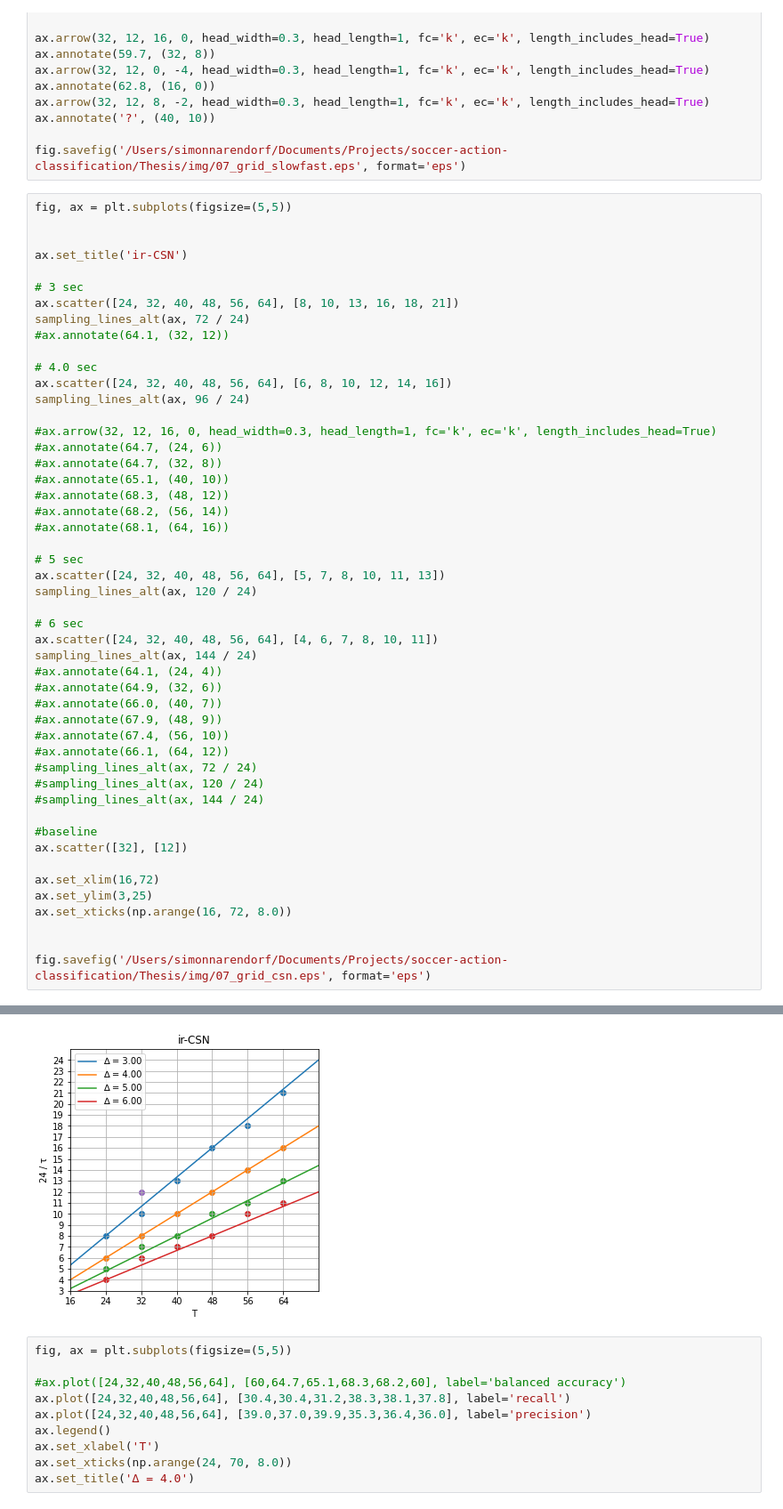
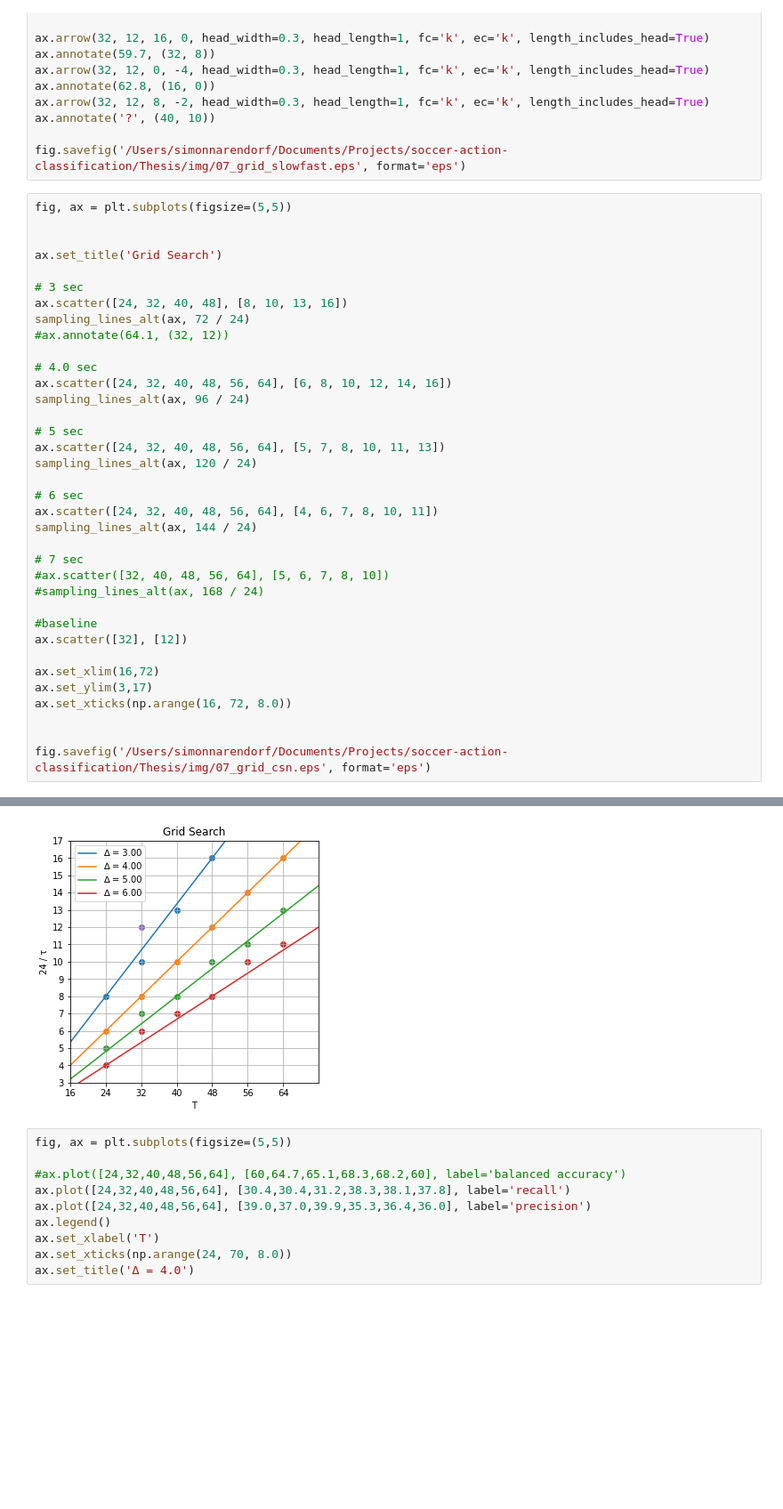
Before and after one commit to simnado/Socc-HAR-Toolkit, a Jupyter notebook: notebooks/grid.ipynb, the cells around one changed output, grey strips where cells are left out. Shown at 89% size. Saved outputs shown, nothing was run; the diff lists cells and outputs as text; blank space fills up the shorter version.

```diff
--- a/notebooks/grid.ipynb
+++ b/notebooks/grid.ipynb
@@ -94,55 +94,42 @@ fig.savefig('/Users/simonnarendorf/Documents/Projects/soccer-action-classificati
 fig, ax = plt.subplots(figsize=(5,5))
 
 
-ax.set_title('ir-CSN')
+ax.set_title('Grid Search')
 
 # 3 sec
-ax.scatter([24, 32, 40, 48, 56, 64], [8, 10, 13, 16, 18, 21])
+ax.scatter([24, 32, 40, 48], [8, 10, 13, 16])
 sampling_lines_alt(ax, 72 / 24)
 #ax.annotate(64.1, (32, 12))
 
 # 4.0 sec
 ax.scatter([24, 32, 40, 48, 56, 64], [6, 8, 10, 12, 14, 16])
 sampling_lines_alt(ax, 96 / 24)
-
-#ax.arrow(32, 12, 16, 0, head_width=0.3, head_length=1, fc='k', ec='k', length_includes_head=True)
-#ax.annotate(64.7, (24, 6))
-#ax.annotate(64.7, (32, 8))
-#ax.annotate(65.1, (40, 10))
-#ax.annotate(68.3, (48, 12))
-#ax.annotate(68.2, (56, 14))
-#ax.annotate(68.1, (64, 16))
 
 # 5 sec
 ax.scatter([24, 32, 40, 48, 56, 64], [5, 7, 8, 10, 11, 13])
 sampling_lines_alt(ax, 120 / 24)
 
 # 6 sec
 ax.scatter([24, 32, 40, 48, 56, 64], [4, 6, 7, 8, 10, 11])
 sampling_lines_alt(ax, 144 / 24)
-#ax.annotate(64.1, (24, 4))
-#ax.annotate(64.9, (32, 6))
-#ax.annotate(66.0, (40, 7))
-#ax.annotate(67.9, (48, 9))
-#ax.annotate(67.4, (56, 10))
-#ax.annotate(66.1, (64, 12))
-#sampling_lines_alt(ax, 72 / 24)
-#sampling_lines_alt(ax, 120 / 24)
-#sampling_lines_alt(ax, 144 / 24)
+
+# 7 sec
+#ax.scatter([32, 40, 48, 56, 64], [5, 6, 7, 8, 10])
+#sampling_lines_alt(ax, 168 / 24)
 
 #baseline
 ax.scatter([32], [12])
 
 ax.set_xlim(16,72)
-ax.set_ylim(3,25)
+ax.set_ylim(3,17)
 ax.set_xticks(np.arange(16, 72, 8.0))
 
 
 fig.savefig('/Users/simonnarendorf/Documents/Projects/soccer-action-classification/Thesis/img/07_grid_csn.eps', format='eps')
 # %% [output]
 The PostScript backend does not support transparency; partially transparent artists will be rendered opaque.
 The PostScript backend does not support transparency; partially transparent artists will be rendered opaque.
-[figure, old version]
+[figure, new version]
 # %%
 fig, ax = plt.subplots(figsize=(5,5))
 
```
Also changed, not shown: parts of 8 cells of this notebook, 3 other files.
